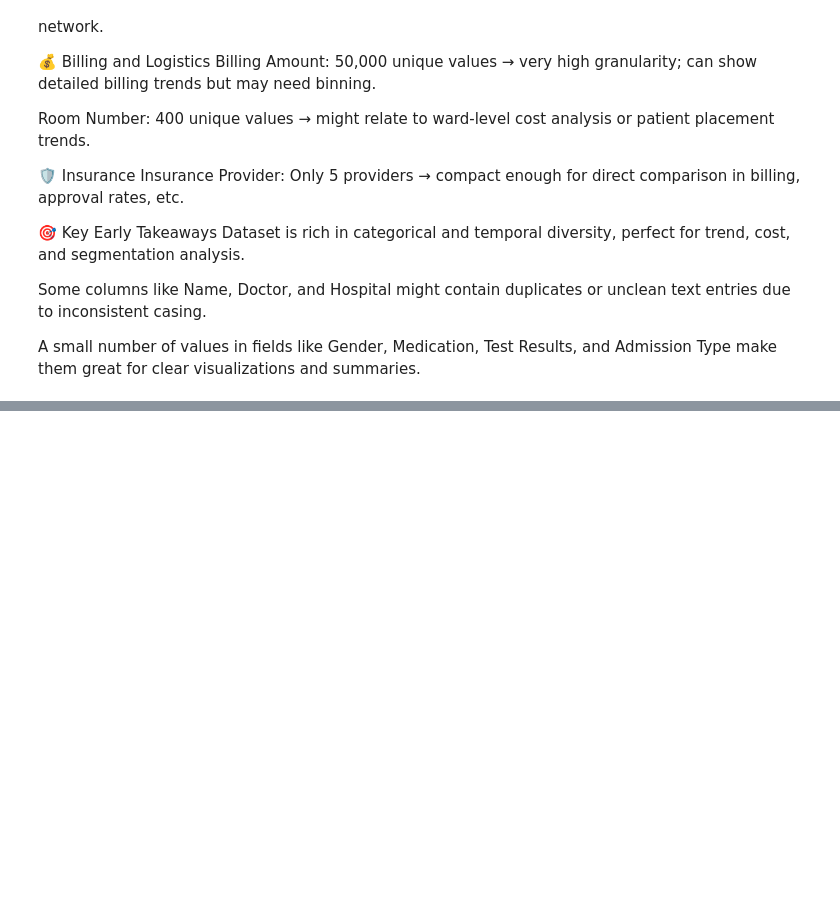
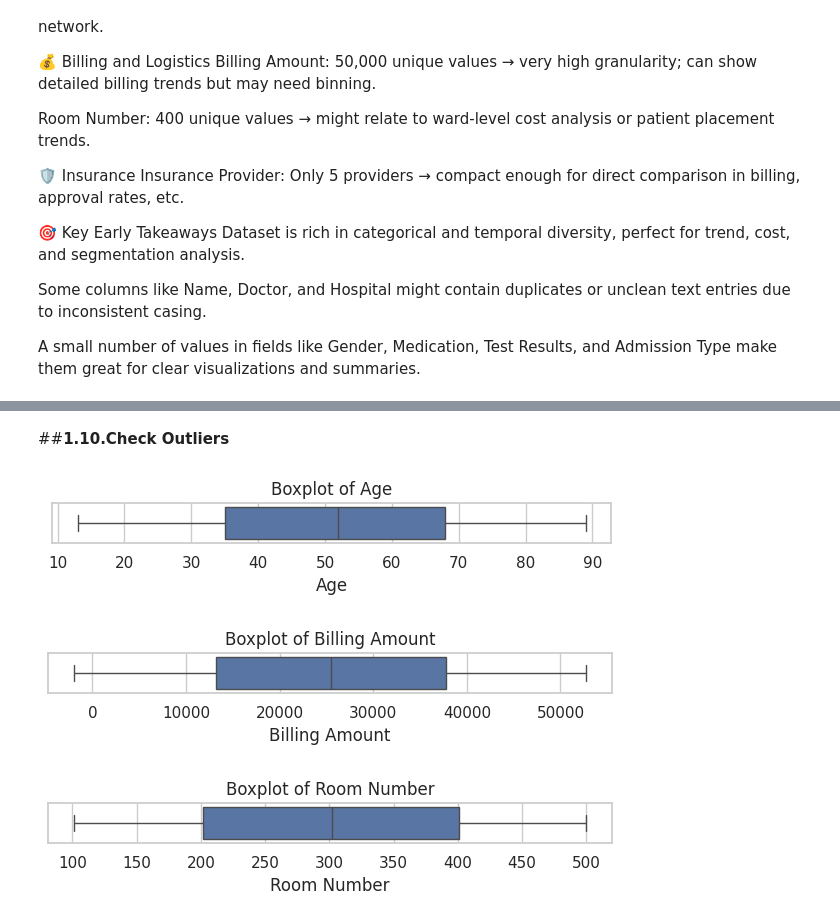
Before and after one commit to Sagarjain93/Healthcare, a Jupyter notebook: Healthcare.ipynb, the cells around one changed output, grey strips where cells are left out. Cells and saved outputs as stored; diff of their text form; code cells hidden in the pictures; blank space fills up the shorter version.

```diff
--- a/Healthcare.ipynb
+++ b/Healthcare.ipynb
@@ -139,0 +142,9 @@ memory usage: 6.4+ MB
+# %%
+# Categorical Columns (object or string type)
+categorical_cols = df.select_dtypes(include=['object']).columns.tolist()
+
+# Numerical Columns (int or float type)
+numerical_cols = df.select_dtypes(include=['int64', 'float64']).columns.tolist()
+
+print("🟢 Categorical Columns:\n", categorical_cols)
+print("\n🔵 Numerical Columns:\n", numerical_cols)
@@ -307,0 +348,16 @@ A small number of values in fields like Gender, Medication, Test Results, and Ad
+# %% [markdown]
+##**1.10.Check Outliers**
+# %%
+import seaborn as sns
+import matplotlib.pyplot as plt
+
+for col in numerical_cols:
+    plt.figure(figsize=(6, 1.5))
+    sns.boxplot(x=df[col])
+    plt.title(f'Boxplot of {col}')
+    plt.tight_layout()
+    plt.show()
+# %% [output]
+[figure, added]
+[figure, added]
+[figure, added]
```
Also changed, not shown: parts of 4 cells of this notebook.
